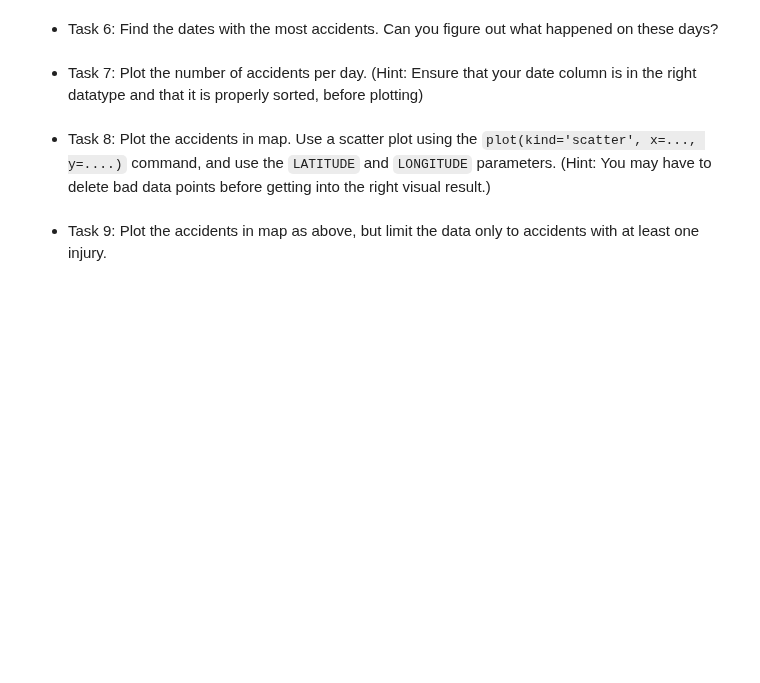
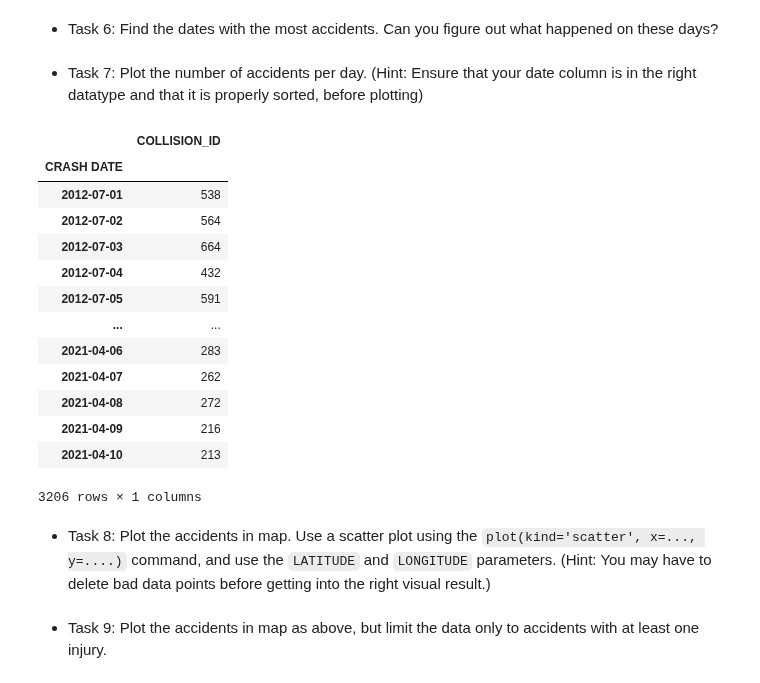
Before and after one commit to nhwhite212/DealingwithDataSpring2021, a Jupyter notebook: 6-Pandas/A-Introduction_to_Pandas.ipynb, the cells around one changed output. Cells and saved outputs as stored; diff of their text form; code cells hidden in the pictures; blank space fills up the shorter version.

```diff
--- a/6-Pandas/A-Introduction_to_Pandas.ipynb
+++ b/6-Pandas/A-Introduction_to_Pandas.ipynb
@@ -624,6 +667,29 @@ Now let's do the same exercise, but instead of counting the number of inspection
 # %% [markdown]
 
 * Task 7: Plot the number of accidents per day. (Hint: Ensure that your date column is in the right datatype and that it is properly sorted, before plotting)
+# %%
+pivot = pd.pivot_table(
+    data = colls,
+    index = 'CRASH DATE',
+    values = 'COLLISION_ID',
+    aggfunc = 'count'
+)
+pivot
+# %% [output]
+|  | COLLISION_ID |
+| CRASH DATE |  |
+| 2012-07-01 | 538 |
+| 2012-07-02 | 564 |
+| 2012-07-03 | 664 |
+| 2012-07-04 | 432 |
+| 2012-07-05 | 591 |
+| ... | ... |
+| 2021-04-06 | 283 |
+| 2021-04-07 | 262 |
+| 2021-04-08 | 272 |
+| 2021-04-09 | 216 |
+| 2021-04-10 | 213 |
+3206 rows × 1 columns
 # %% [markdown]
 * Task 8: Plot the accidents in map. Use a scatter plot using the `plot(kind='scatter', x=..., y=....)` command, and use the `LATITUDE` and `LONGITUDE` parameters. (Hint: You may have to delete bad data points before getting into the right visual result.)
 # %% [markdown]
```
Also changed, not shown: parts of 7 cells of this notebook.
